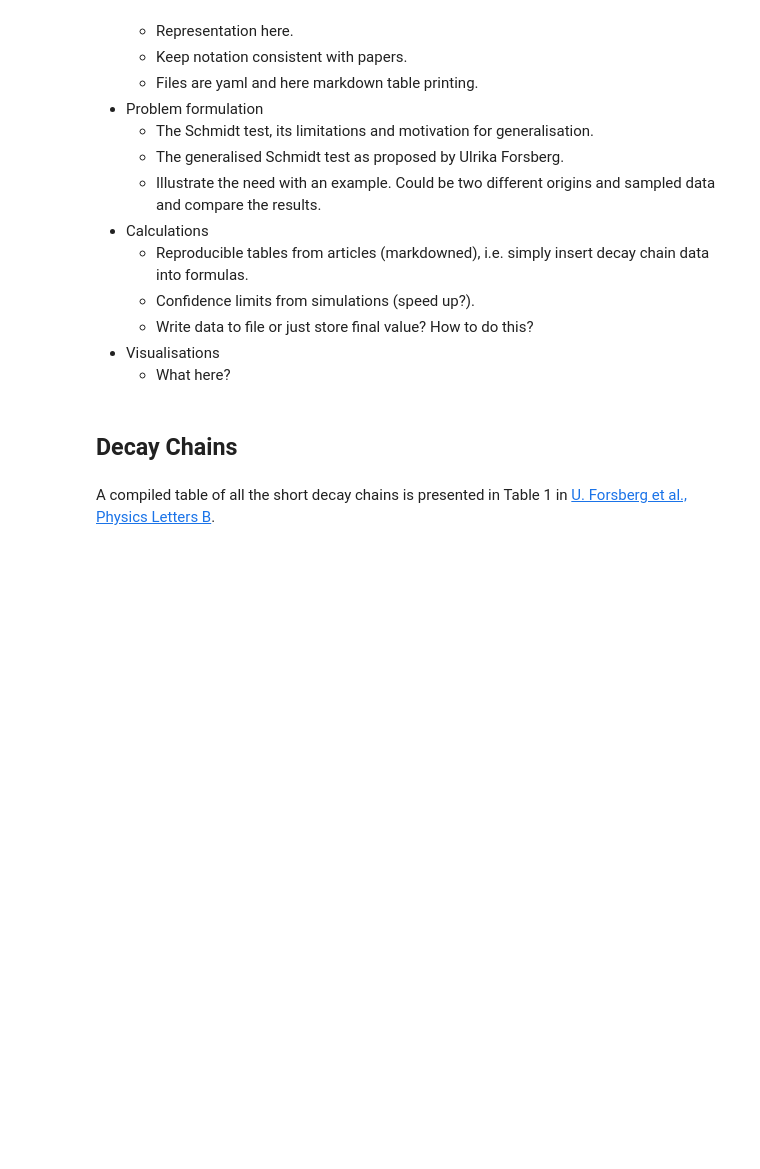
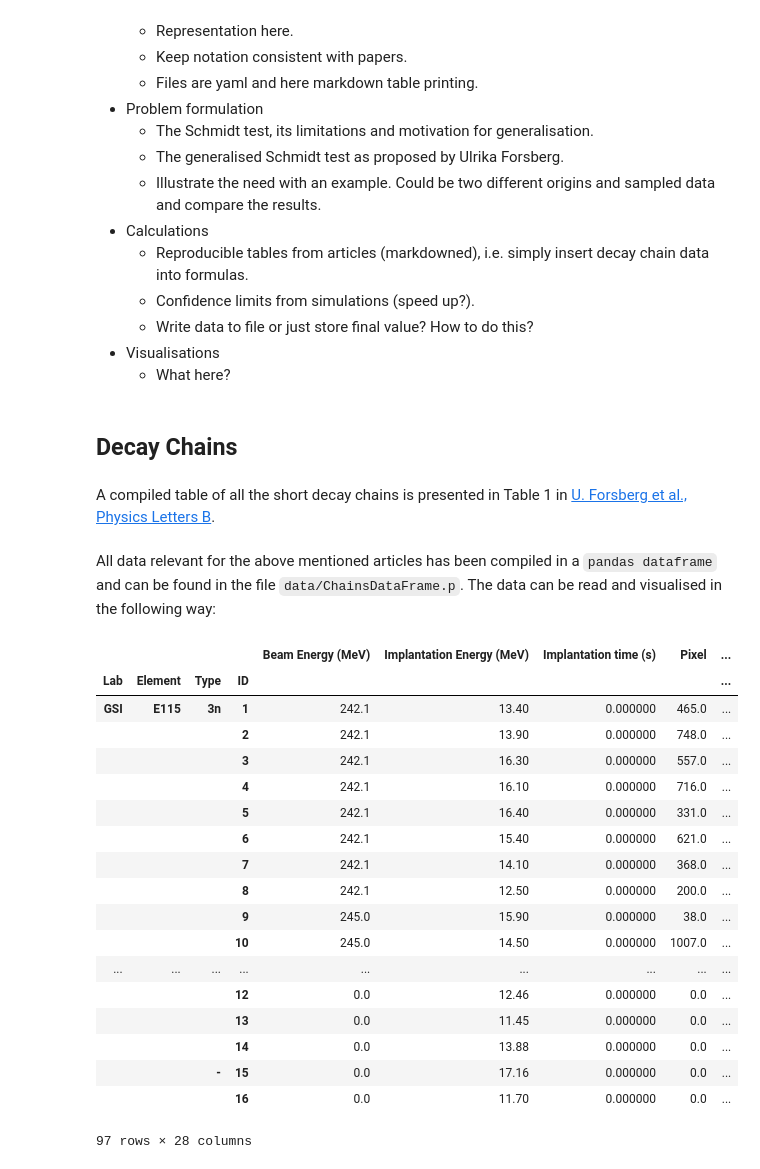
Before and after one commit to ASamarkRoth/ChainCongruency, a Jupyter notebook: ChainCongruency.ipynb, the cells around one changed output. Drawn from its saved outputs; the diff is of its cells as text; code cells hidden in the pictures; blank space fills up the shorter version.

```diff
--- a/ChainCongruency.ipynb
+++ b/ChainCongruency.ipynb
@@ -25,3 +25,5 @@
 ## Decay Chains
 # %% [markdown]
 A compiled table of all the short decay chains is presented in Table 1 in  [U. Forsberg et al., Physics Letters B](http://www.sciencedirect.com/science/article/pii/S0375947416300768?via%3Dihub).
+# %% [markdown]
+All data relevant for the above mentioned articles has been compiled in a `pandas dataframe` and can be found in the file `data/ChainsDataFrame.p`. The data can be read and visualised in the following way:
@@ -27,0 +32,23 @@ A compiled table of all the short decay chains is presented in Table 1 in  [U. F
+# %%
+df = pd.read_pickle('data/ChainsDataFrame.p')
+df
+# %% [output]
+|  |  |  |  | Beam Energy (MeV) | Implantation Energy (MeV) | Implantation time (s) | Pixel | ... |
+| Lab | Element | Type | ID |  |  |  |  | ... |
+| GSI | E115 | 3n | 1 | 242.1 | 13.40 | 0.000000 | 465.0 | ... |
+|  |  |  | 2 | 242.1 | 13.90 | 0.000000 | 748.0 | ... |
+|  |  |  | 3 | 242.1 | 16.30 | 0.000000 | 557.0 | ... |
+|  |  |  | 4 | 242.1 | 16.10 | 0.000000 | 716.0 | ... |
+|  |  |  | 5 | 242.1 | 16.40 | 0.000000 | 331.0 | ... |
+|  |  |  | 6 | 242.1 | 15.40 | 0.000000 | 621.0 | ... |
+|  |  |  | 7 | 242.1 | 14.10 | 0.000000 | 368.0 | ... |
+|  |  |  | 8 | 242.1 | 12.50 | 0.000000 | 200.0 | ... |
+|  |  |  | 9 | 245.0 | 15.90 | 0.000000 | 38.0 | ... |
+|  |  |  | 10 | 245.0 | 14.50 | 0.000000 | 1007.0 | ... |
+| ... | ... | ... | ... | ... | ... | ... | ... | ... |
+|  |  |  | 12 | 0.0 | 12.46 | 0.000000 | 0.0 | ... |
+|  |  |  | 13 | 0.0 | 11.45 | 0.000000 | 0.0 | ... |
+|  |  |  | 14 | 0.0 | 13.88 | 0.000000 | 0.0 | ... |
+|  |  | - | 15 | 0.0 | 17.16 | 0.000000 | 0.0 | ... |
+|  |  |  | 16 | 0.0 | 11.70 | 0.000000 | 0.0 | ... |
+97 rows × 28 columns
```
Also changed, not shown: parts of 8 cells of this notebook, 1 other file.
